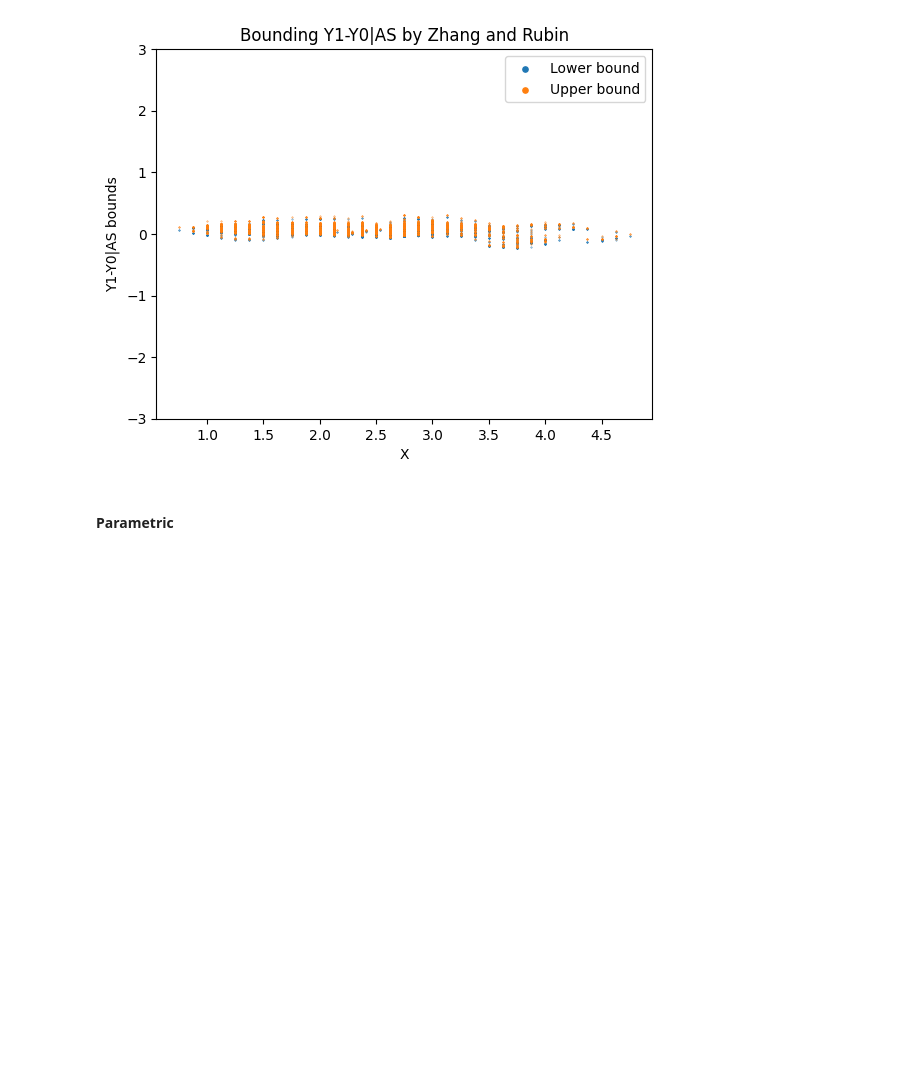
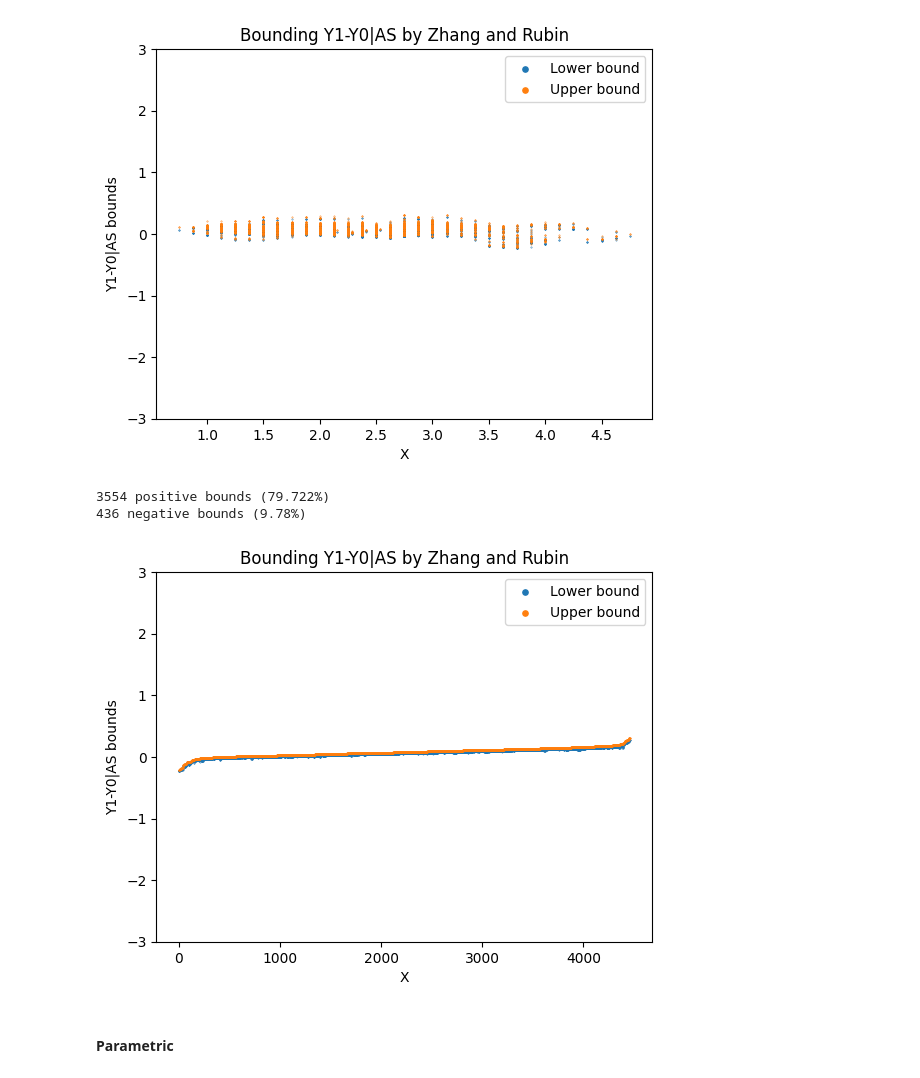
Before and after one commit to HadarRosenwald/competing_risks_simulation, a Jupyter notebook: competing_risks_simulation.ipynb, the cells around one changed output. Drawn from its saved outputs; the diff is of its cells as text; code cells hidden in the pictures; blank space fills up the shorter version.

```diff
--- a/competing_risks_simulation.ipynb
+++ b/competing_risks_simulation.ipynb
@@ -120,6 +138,12 @@ df_for_cvar_hat_rwd_s = df_for_cvar_hat_rwd.loc[df_for_cvar_hat_rwd.D_obs==0]
 zr_bounds_cvar_hat_rwd = plot_zhang_rubin_bounds_on_survivors(df_for_cvar_hat_rwd_s, zhang_rubin_bounds_cvar_hat_rwd)
 # %% [output]
 [figure]
+# %%
+plot_zhang_rubin_bounds_no_x(zr_bounds_cvar_hat_rwd)
+# %% [output]
+3554 positive bounds (79.722%)
+436 negative bounds (9.78%)
+[figure, added]
 # %% [markdown]
 #### Parametric
 # %% [markdown]
```
Also changed, not shown: parts of 4 cells of this notebook, 1 other file.
